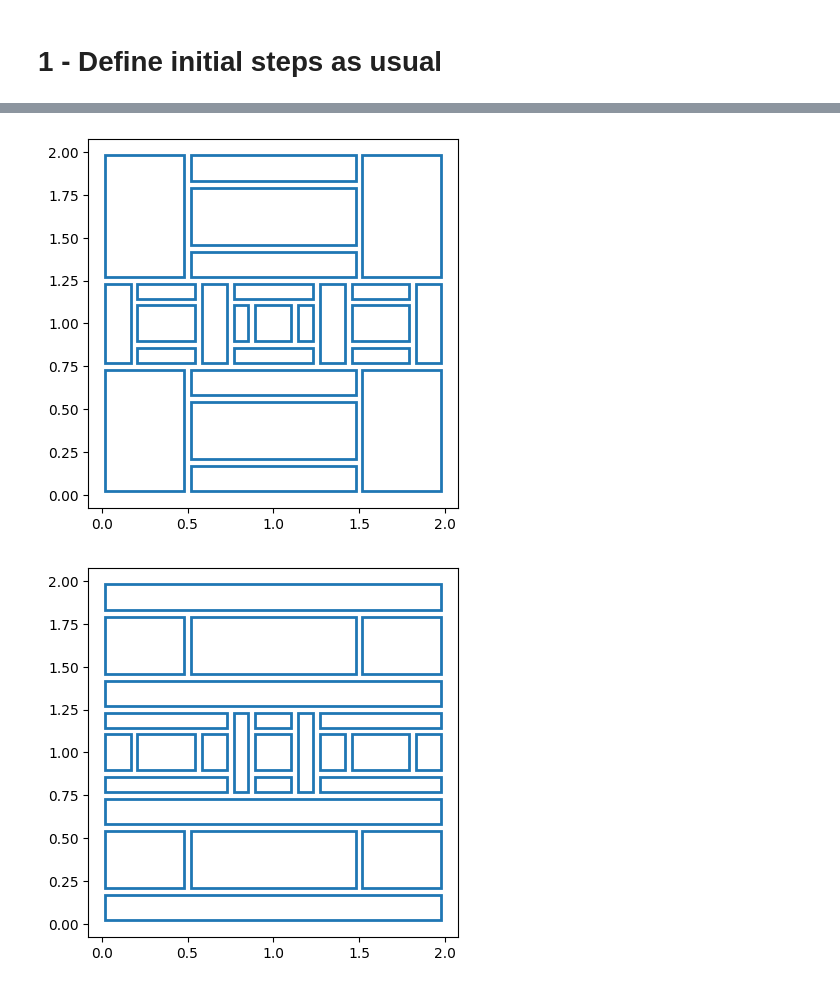
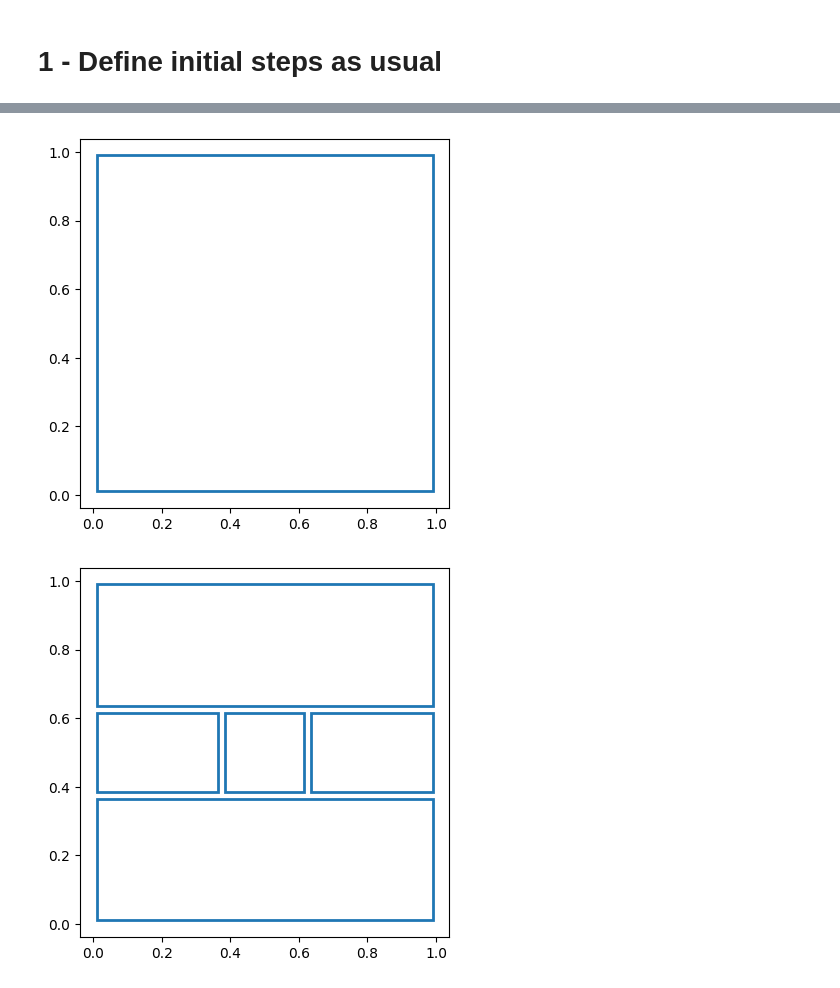
Before and after one commit to juanesfco/tamubo, a Jupyter notebook: examples/test_cupynumeric.ipynb, the cells around one changed output, grey strips where cells are left out. Drawn from its saved outputs; the diff is of its cells as text; code cells hidden in the pictures.

```diff
--- a/examples/test_cupynumeric.ipynb
+++ b/examples/test_cupynumeric.ipynb
@@ -31 +80,21 @@ boxes_bounds_R = cp.array(boxes_bounds[:,1].reshape(n,d))
+# %%
+def mu_bounds(alpha,K_lo,K_hi):
+    alphaK_lo = cp.zeros((n,N))
+    alphaK_hi = cp.zeros((n,N))
+
+    alpha_mask_pos = alpha >= 0
+
+    # when alpha >= 0: hi→hi, lo→lo
+    alphaK_hi[:, alpha_mask_pos] = K_hi[:, alpha_mask_pos] * alpha[alpha_mask_pos]
+    alphaK_lo[:, alpha_mask_pos] = K_lo[:, alpha_mask_pos] * alpha[alpha_mask_pos]
+
+    # when alpha < 0: hi→lo, lo→hi
+    alphaK_lo[:, ~alpha_mask_pos] = K_hi[:, ~alpha_mask_pos] * alpha[~alpha_mask_pos]
+    alphaK_hi[:, ~alpha_mask_pos] = K_lo[:, ~alpha_mask_pos] * alpha[~alpha_mask_pos]
+
+    # sum each row
+    mu_hi = alphaK_hi.sum(axis=1)  # shape (n,)
+    mu_lo = alphaK_lo.sum(axis=1)  # shape (n,)
+
+    return(mu_lo, mu_hi)
 # %% [markdown]
@@ -114,5 +150,5 @@ print(boxes_bounds_R_out)
 # %%
-def plot_rectangles(L, R, pad=0.02):
+def plot_rectangles(L, R, pad=0.01):
     L = np.asarray(L)
     R = np.asarray(R)
     assert L.shape == R.shape and L.shape[1] == 2
@@ -140,8 +172,7 @@ plot_rectangles(boxes_bounds_L,boxes_bounds_R)
-# %%
-plot_rectangles(boxes_bounds_L_out,boxes_bounds_R_out)
-# %% [output]
-[figure, removed]
-# %%
-plot_rectangles(boxes_bounds_L_out,boxes_bounds_R_out)
-# %% [output]
-[figure, removed]
+# %%
+plot_rectangles(Ls[0],Rs[0])
+plot_rectangles(Ls[1],Rs[1])
+plot_rectangles(Ls[2],Rs[2])
+# %% [output]
+[figure, added]
+[figure, added]
```
Also changed, not shown: parts of 10 cells of this notebook, 5 other files.
